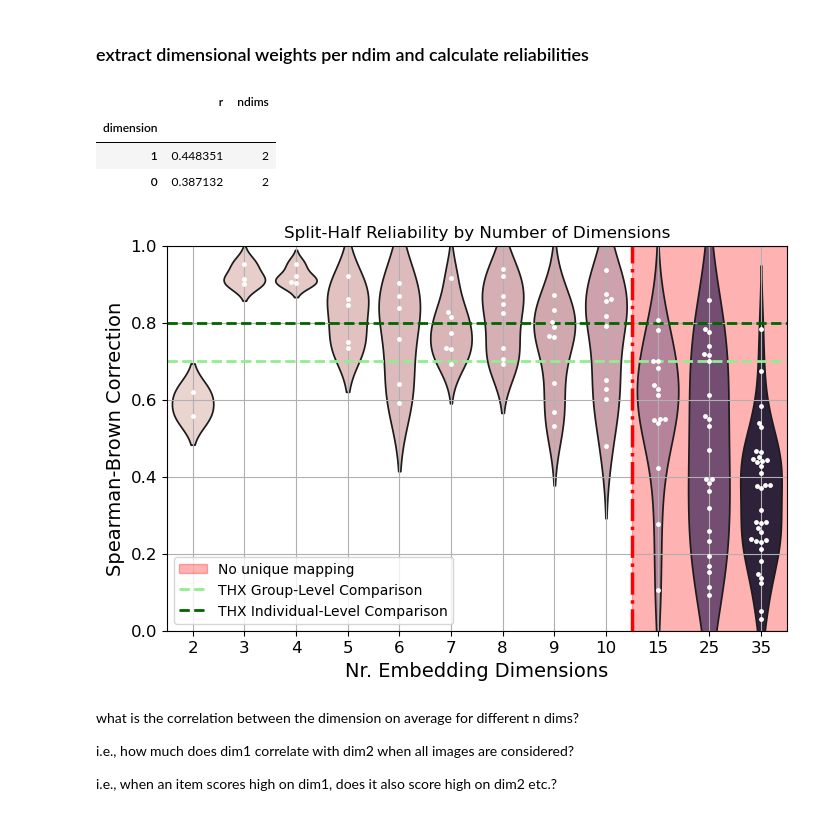
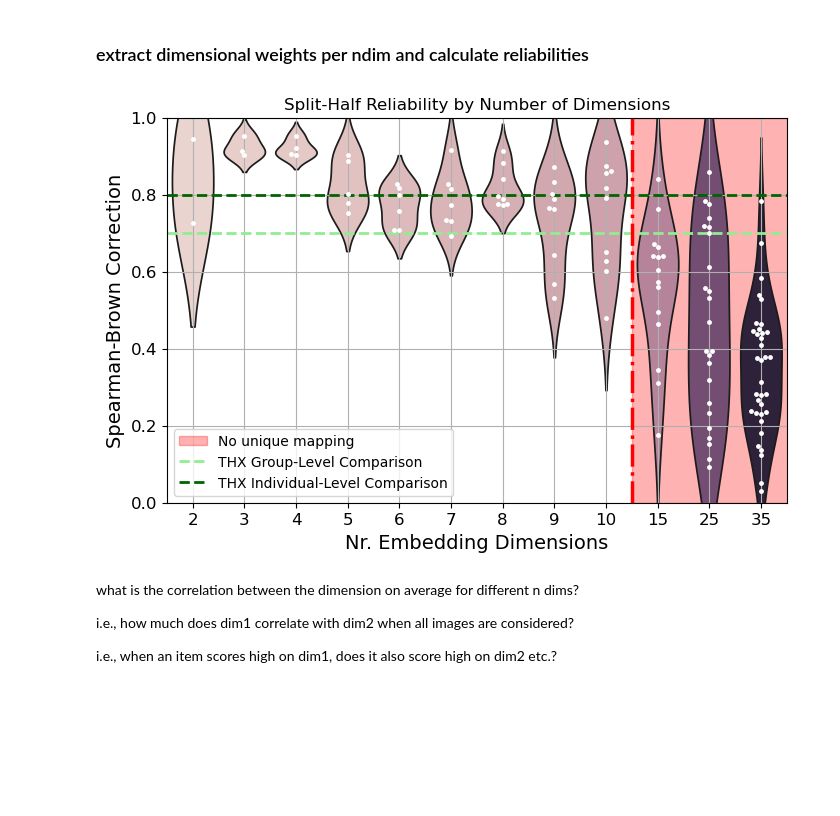
Before and after one commit to MirkoTh/semantic-representations-ID, a Jupyter notebook: split-half-reliability.ipynb, the cells around one changed output. Drawn from its saved outputs; the diff is of its cells as text; code cells hidden in the pictures; blank space fills up the shorter version.

```diff
--- a/split-half-reliability.ipynb
+++ b/split-half-reliability.ipynb
@@ -146,6 +153,6 @@ dict_max_sims[2]
 # %%
 if use_procrustes:
-    dict_idxs_use, dict_idxs_mean_cors = ut.best_procrustes_solution(l_cors, range_dims)
+    dict_idxs_list_use = ut.max_average_similarity_and_reliability(dict_cors, l_splithalf)
 else:
     dict_idxs_use = ut.max_sim_dimensions_per_ndim(l_max_sims, range_dims)
 dict_idxs_list_use = ut.max_sim_results_per_ndim(dict_idxs_use, dict_max_sims, range_dims)
@@ -201,13 +158,0 @@ dict_cors_tmp
-# %%
-dict_min_sims = {}
-dict_min_rel = {}
-for k, v in dict_cors.items():
-    dict_min_sims[k] = []
-    dict_min_rel[k] = []
-    for idx, mat in enumerate(v[0]):
-        min_sim = np.min(np.diag(mat))
-        dict_min_sims[k].append(min_sim)
-        df_sh, df_corr, g = ut.split_half_reliabilities(l_splithalf, [v[1][idx], v[2][idx]], k, do_plot=False)
-        min_corr = df_corr["r"].min()
-        spearman_correction = (2*min_corr)/(1 + min_corr)
-        dict_min_rel[k].append(spearman_correction)
@@ -246,11 +160,11 @@ df_sh_2, df_corr_2, g_2 = ut.split_half_reliabilities(l_splithalf, dict_idxs_lis
 if not use_procrustes:
     # no unique mapping for 15 dims, just use the first for visualizing
     dict_idxs_use[15] = 0
-    dict_idxs_list_use[15] = [l_cors[len(l_keys) - 3][1][0], l_cors[len(l_keys) - 3][2][0]]
+    dict_idxs_list_use[15] = [l_cors[len(range_dims) - 3][1][0], l_cors[len(range_dims) - 3][2][0]]
     dict_idxs_use[25] = 0
-    dict_idxs_list_use[25] = [l_cors[len(l_keys) - 2][1][0], l_cors[len(l_keys) - 2][2][0]]
+    dict_idxs_list_use[25] = [l_cors[len(range_dims) - 2][1][0], l_cors[len(range_dims) - 2][2][0]]
     dict_idxs_use[35] = 0
-    dict_idxs_list_use[35] = [l_cors[len(l_keys) - 1][1][0], l_cors[len(l_keys) - 1][2][0]]
+    dict_idxs_list_use[35] = [l_cors[len(range_dims) - 1][1][0], l_cors[len(range_dims) - 1][2][0]]
 # %%
 df_cors = ut.max_cors(l_embed_dim, dict_idxs_use, dict_cors)
 # %%
@@ -291,10 +205,3 @@ _ = plt.ylabel("Frequency")
 manually select the relevant decision weight matrices and then compute the reliabilities per dimension
 # %% [markdown]
 ### extract dimensional weights per ndim and calculate reliabilities
-# %%
-df_corr_2
-# %% [output]
-|  | r | ndims |
-| dimension |  |  |
-| 1 | 0.448351 | 2 |
-| 0 | 0.387132 | 2 |
@@ -314,8 +208,14 @@ df_sh_35, df_corr_35, g_35 = ut.split_half_reliabilities(l_splithalf, dict_idxs_
+# %%
+def shrel_reorder_args(idxs, ndims, l_splithalf):
+    df_sh, df_corr, g = ut.split_half_reliabilities(l_splithalf, idxs, ndims, do_plot=False)
+    return df_sh, df_corr, g
+sh_partial = partial(shrel_reorder_args, l_splithalf=l_splithalf)
+l_dicts = [dict_idxs_list_use[idx] for idx in range_dims]
+l_split_half_reliabilities = list(map(sh_partial, l_dicts, range_dims))
 # %%
-df_corrs = pd.concat([
-    df_corr_2, df_corr_3, df_corr_4, df_corr_5, df_corr_6, df_corr_7, df_corr_8, df_corr_9,
-    df_corr_10, df_corr_15, df_corr_25, df_corr_35
-], axis=0)#
+l_corrs = [l[1] for l in l_split_half_reliabilities]
+df_corrs = reduce(lambda x, y: pd.concat([x, y]), l_corrs)
+
 # spearman-brown prophecy correction
 df_corrs["r_corrected"] = (2*df_corrs["r"])/(1 + df_corrs["r"])
 
@@ -326,34 +226,34 @@ ax.fill_between([8.5, 12], 0, 1, color='red', alpha=0.3, label="No unique mappin
 # Violin plot
 sns.violinplot(data=df_corrs, x="ndims", y="r_corrected", hue="ndims", inner=None, legend=False, ax=ax)
 
 # Swarm plot on top
 sns.swarmplot(data=df_corrs, x="ndims", y="r_corrected", color="white", legend=False, ax=ax, size=3.5)
 
 ax.axhline(y=.7, color='lightgreen', linestyle='--', linewidth=2, label='THX Group-Level Comparison')
 ax.axhline(y=.8, color='darkgreen', linestyle='--', linewidth=2, label='THX Individual-Level Comparison')
 ax.axvline(x=8.5, color="red", linestyle='-.', linewidth=2.5, label="")
 
 ax.set_xlabel("Nr. Embedding Dimensions")
 ax.set_ylabel("Spearman-Brown Correction")
 
 
 ax.set_title(ax.get_title(), fontsize=16)
 ax.set_xlabel(ax.get_xlabel(), fontsize=14)
 ax.set_ylabel(ax.get_ylabel(), fontsize=14)
 ax.tick_params(axis='both', labelsize=12)
 
 
 # Remove duplicate legend
 ax.legend()
 ax.set_ylim((0, 1))
 _ = ax.set_title("Split-Half Reliability by Number of Dimensions")
 
 ax.grid(True)
 
 
 f.set_size_inches(8, 5)
 # %% [output]
-[figure, old version]
+[figure, new version]
 # %%
 df_splithalf_mean = df_corrs.groupby("ndims")["r_corrected"].mean().reset_index()
 # %% [markdown]
```
Also changed, not shown: parts of 37 cells of this notebook, 1 other file.
